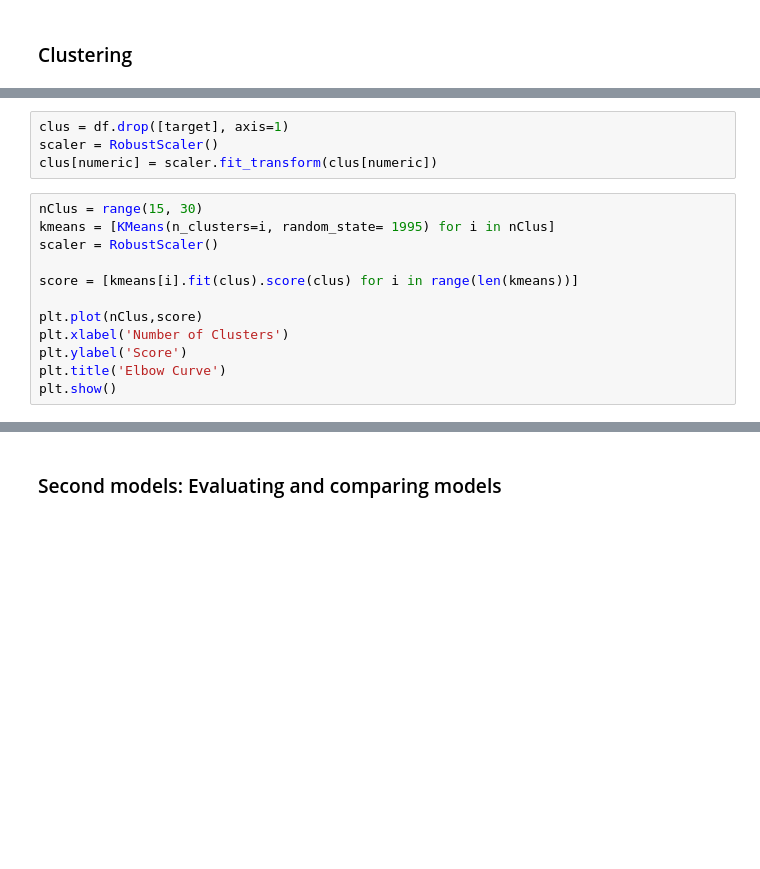
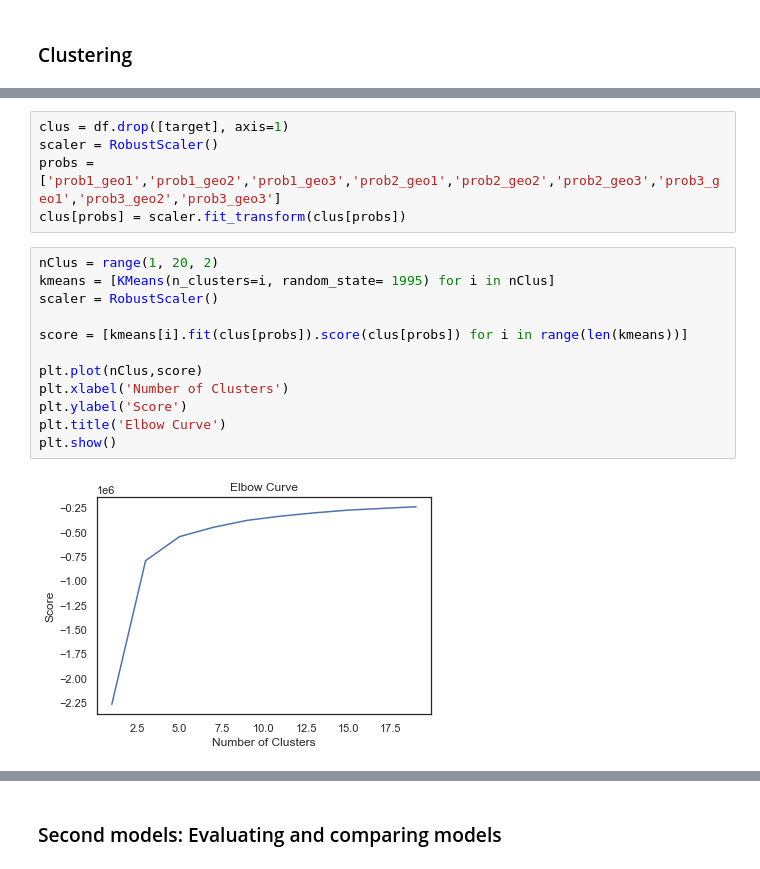
Before and after one commit to bereamanuel/Ritchter-s-predictors, a Jupyter notebook: jupyter/dataAnalisis.ipynb, the cells around one changed output, grey strips where cells are left out. Saved outputs shown, nothing was run; the diff lists cells and outputs as text; blank space fills up the shorter version.

```diff
--- a/jupyter/dataAnalisis.ipynb
+++ b/jupyter/dataAnalisis.ipynb
@@ -1733,16 +1738,19 @@ df
 # %%
 clus = df.drop([target], axis=1)
 scaler = RobustScaler()
-clus[numeric] = scaler.fit_transform(clus[numeric])
+probs = ['prob1_geo1','prob1_geo2','prob1_geo3','prob2_geo1','prob2_geo2','prob2_geo3','prob3_geo1','prob3_geo2','prob3_geo3']
+clus[probs] = scaler.fit_transform(clus[probs])
 # %%
-nClus = range(15, 30)
+nClus = range(1, 20, 2)
 kmeans = [KMeans(n_clusters=i, random_state= 1995) for i in nClus]
 scaler = RobustScaler()
 
-score = [kmeans[i].fit(clus).score(clus) for i in range(len(kmeans))]
+score = [kmeans[i].fit(clus[probs]).score(clus[probs]) for i in range(len(kmeans))]
 
 plt.plot(nClus,score)
 plt.xlabel('Number of Clusters')
 plt.ylabel('Score')
 plt.title('Elbow Curve')
 plt.show()
+# %% [output]
+[figure, added]
```
Also changed, not shown: parts of 10 cells of this notebook, 2 other files.
